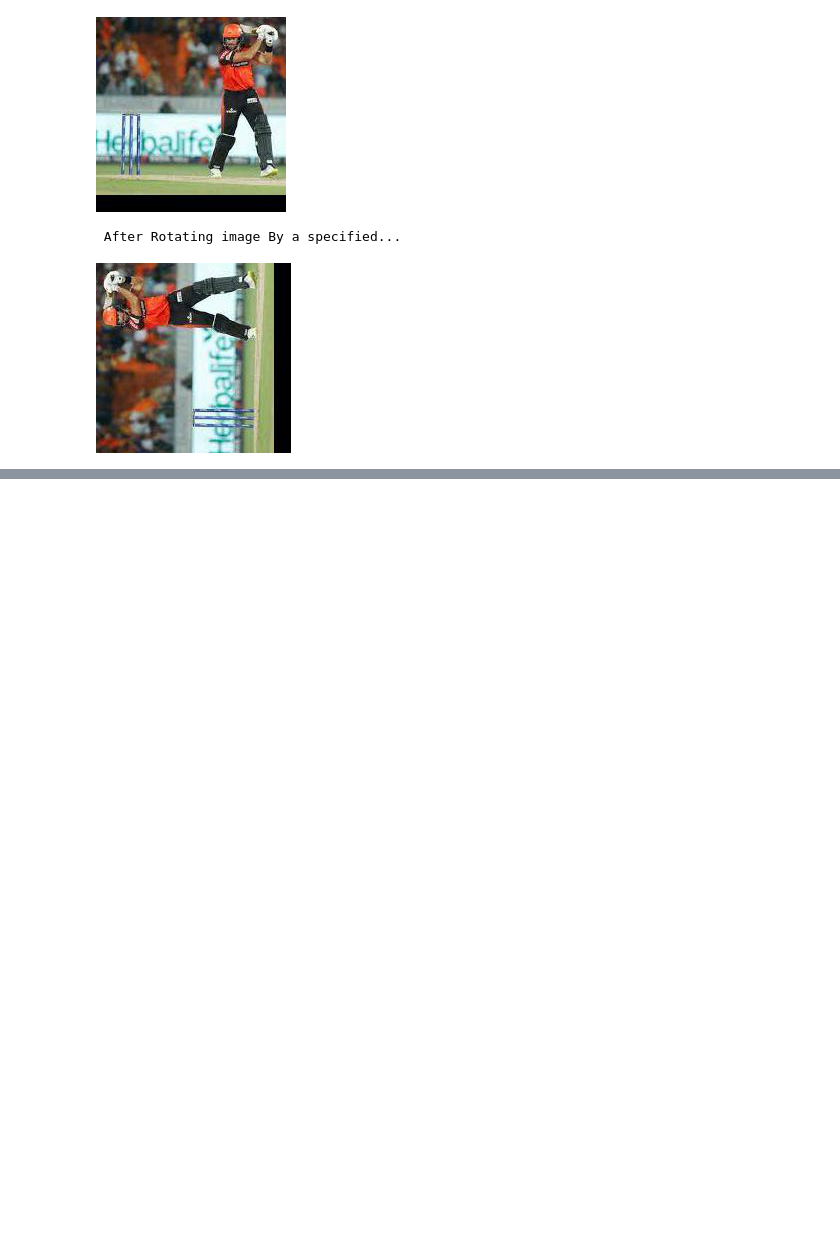
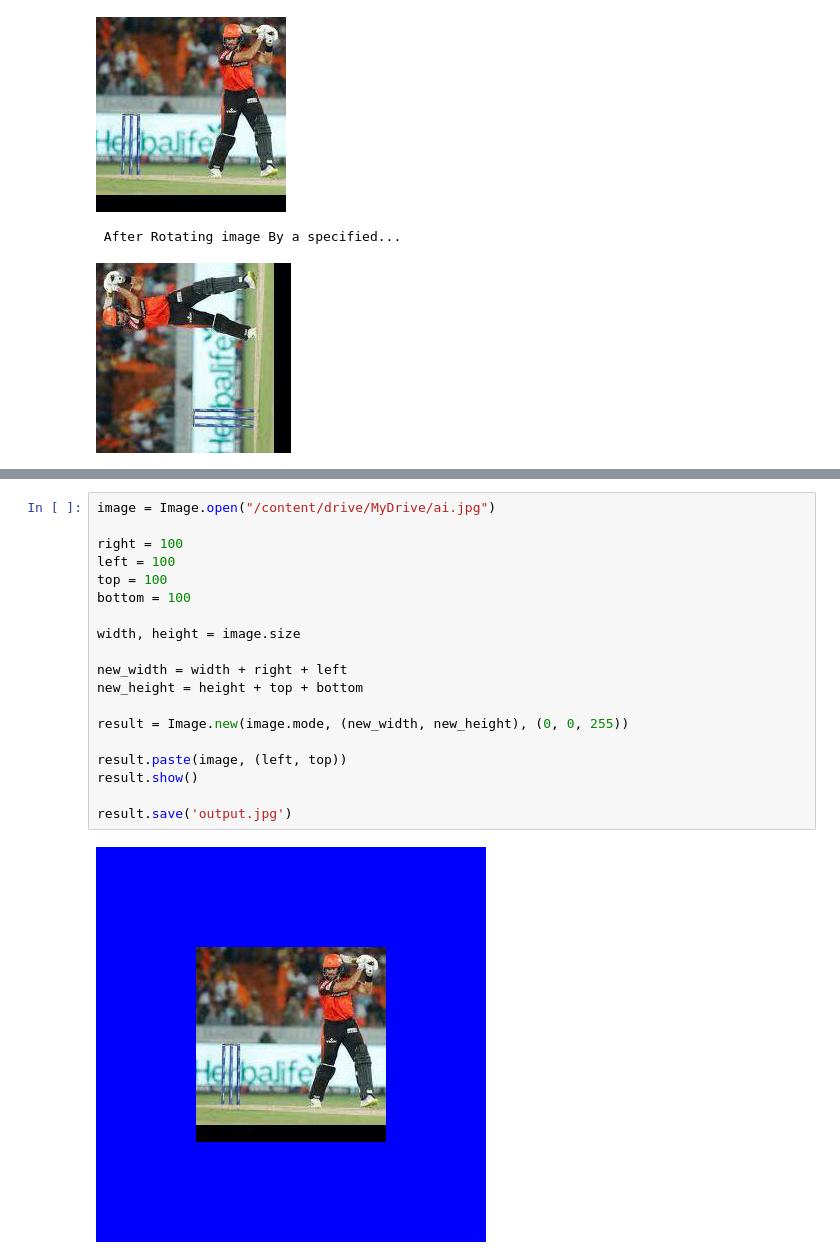
Before and after one commit to rajucherry03/Python-For-Data-Science, a Jupyter notebook: Exp_5__Croping_and_Filtering.ipynb, the cells around one changed output, grey strips where cells are left out. Saved outputs shown, nothing was run; the diff lists cells and outputs as text; blank space fills up the shorter version.

```diff
--- a/Exp_5__Croping_and_Filtering.ipynb
+++ b/Exp_5__Croping_and_Filtering.ipynb
@@ -89,0 +123,21 @@ degree.show()
+# %%
+image = Image.open("/content/drive/MyDrive/ai.jpg")
+
+right = 100
+left = 100
+top = 100
+bottom = 100
+
+width, height = image.size
+
+new_width = width + right + left
+new_height = height + top + bottom
+
+result = Image.new(image.mode, (new_width, new_height), (0, 0, 255))
+
+result.paste(image, (left, top))
+result.show()
+
+result.save('output.jpg')
+# %% [output]
+[figure, added]
```
Also changed, not shown: parts of 3 cells of this notebook.
